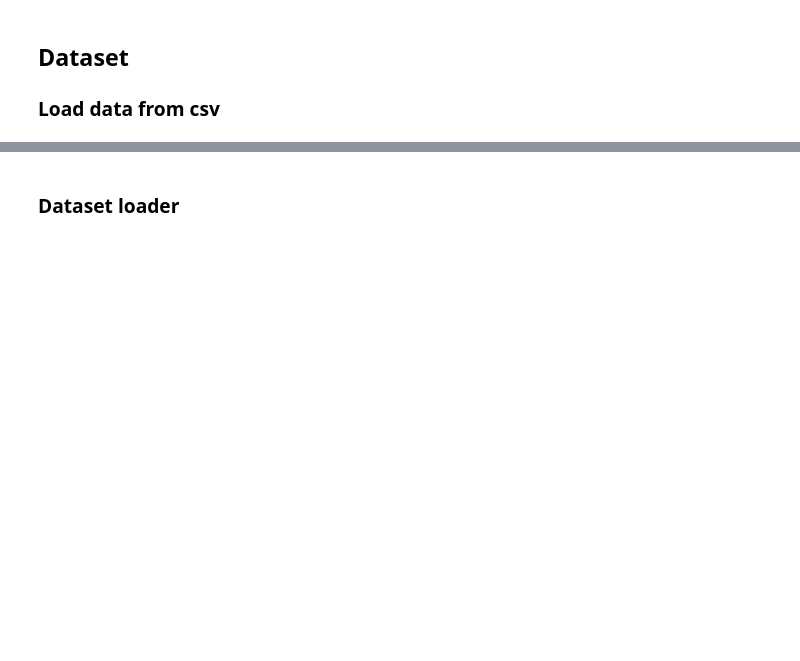
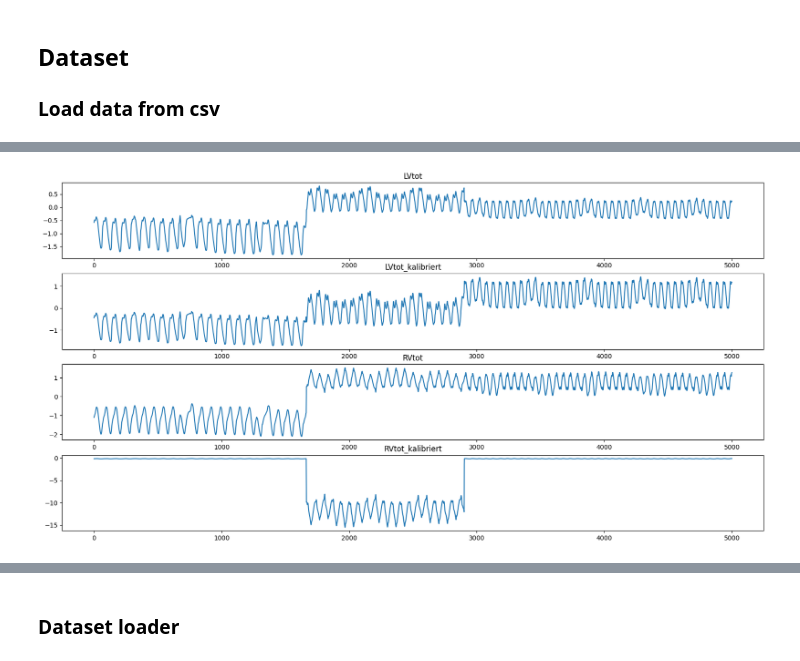
Before and after one commit to Johann4DL/Cycle-Consistent-Prediction-of-Cardiovascular-Signal-Data, a Jupyter notebook: Cycle_GAN.ipynb, the cells around one changed output, grey strips where cells are left out. Drawn from its saved outputs; the diff is of its cells as text; code cells hidden in the pictures; blank space fills up the shorter version.

```diff
--- a/Cycle_GAN.ipynb
+++ b/Cycle_GAN.ipynb
@@ -136,0 +258,15 @@ df_test['intervention'] = df_test['intervention'].astype(int)
+# %%
+# plot LVtot, LVtot_kalibriert, RVtot, RVtot_kalibriert in different plots
+fig, axs = plt.subplots(4, 1, figsize=(20, 10))
+axs[0].plot(df['LVtot'][:5000])
+axs[0].set_title('LVtot')
+axs[1].plot(df['LVtot_kalibriert'][:5000])
+axs[1].set_title('LVtot_kalibriert')
+
+axs[2].plot(df['RVtot'][:5000])
+axs[2].set_title('RVtot')
+axs[3].plot(df['RVtot_kalibriert'][:5000])
+axs[3].set_title('RVtot_kalibriert')
+plt.show()
+# %% [output]
+[figure, added]
```
Also changed, not shown: parts of 32 cells of this notebook, 14 other files.
